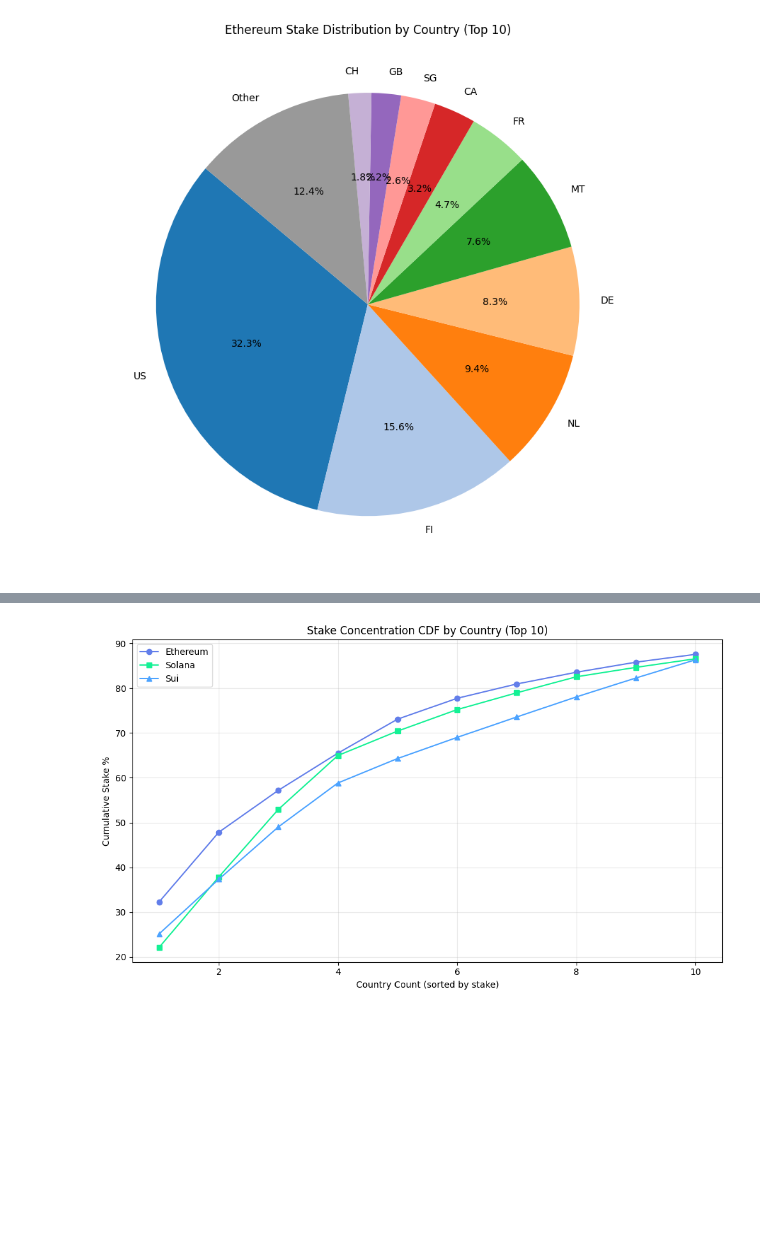
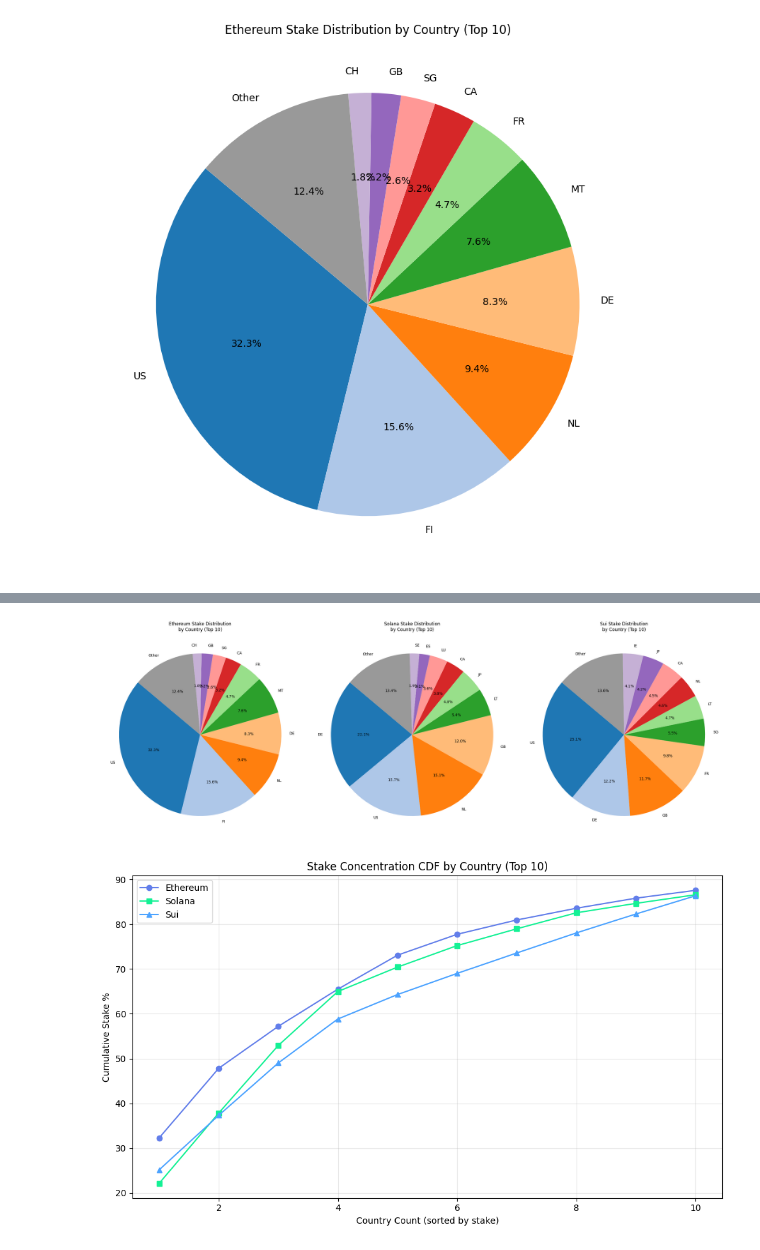
Before and after one commit to Firstset/decentralization-analysis, a Jupyter notebook: notebooks/01_data_exploration.ipynb, the cells around one changed output, grey strips where cells are left out. Saved outputs shown, nothing was run; the diff lists cells and outputs as text; code cells hidden in the pictures; blank space fills up the shorter version.

```diff
--- a/notebooks/01_data_exploration.ipynb
+++ b/notebooks/01_data_exploration.ipynb
@@ -486,3 +473,70 @@ else:
+# %%
+import matplotlib.pyplot as plt
+from src.data_utils import pie_colors
+
+# Create a figure with 1 row and 3 columns
+plt.figure(figsize=(24, 8))
+
+# Ethereum
+plt.subplot(1, 3, 1)
+if 'eth_geo_provider_df' in locals() and not eth_geo_provider_df.empty:
+    country_stake = eth_geo_provider_df.groupby('country')['validators'].sum() * 32
+    country_stake_sorted = country_stake.sort_values(ascending=False)
+    top_n = 10
+    top_countries = country_stake_sorted[:top_n]
+    other = country_stake_sorted[top_n:].sum()
+    pie_data = top_countries.copy()
+    if other > 0:
+        pie_data['Other'] = other
+
+    pie_data.plot.pie(autopct='%1.1f%%', startangle=140, label='', colors=pie_colors(n_main=10))
+    plt.title('Ethereum Stake Distribution\nby Country (Top 10)')
+    plt.ylabel('')
+else:
+    plt.text(0.5, 0.5, '⚠️ No Ethereum data available', ha='center', va='center')
+
+# Solana
+plt.subplot(1, 3, 2)
+if 'solana_validators_df' in locals() and not solana_validators_df.empty:
+    solana_validators_df['active_stake'] = pd.to_numeric(solana_validators_df['active_stake'], errors='coerce')
+    country_stake = solana_validators_df.groupby('country')['active_stake'].sum()
+    country_stake_sorted = country_stake.sort_values(ascending=False)
+    top_n = 10
+    top_countries = country_stake_sorted[:top_n]
+    other = country_stake_sorted[top_n:].sum()
+    pie_data = top_countries.copy()
+    if other > 0:
+        pie_data['Other'] = other
+
+    pie_data.plot.pie(autopct='%1.1f%%', startangle=140, label='', colors=pie_colors(n_main=10))
+    plt.title('Solana Stake Distribution\nby Country (Top 10)')
+    plt.ylabel('')
+else:
+    plt.text(0.5, 0.5, '⚠️ No Solana data available', ha='center', va='center')
+
+# Sui
+plt.subplot(1, 3, 3)
+if 'sui_validators_df' in locals() and not sui_validators_df.empty:
+    sui_validators_df['stakingPoolSuiBalance'] = pd.to_numeric(sui_validators_df['stakingPoolSuiBalance'], errors='coerce')
+    country_stake = sui_validators_df.groupby('country')['stakingPoolSuiBalance'].sum()
+    country_stake_sorted = country_stake.sort_values(ascending=False)
+    top_n = 10
+    top_countries = country_stake_sorted[:top_n]
+    other = country_stake_sorted[top_n:].sum()
+    pie_data = top_countries.copy()
+    if other > 0:
+        pie_data['Other'] = other
+
+    pie_data.plot.pie(autopct='%1.1f%%', startangle=140, label='', colors=pie_colors(n_main=10))
+    plt.title('Sui Stake Distribution\nby Country (Top 10)')
+    plt.ylabel('')
+else:
+    plt.text(0.5, 0.5, '⚠️ No Sui data available', ha='center', va='center')
+
+plt.tight_layout()
+plt.show()
+# %% [output]
+[figure, added]
 # %%
 import matplotlib.pyplot as plt
 import numpy as np
```
Also changed, not shown: parts of 6 cells of this notebook, 2 other files.
